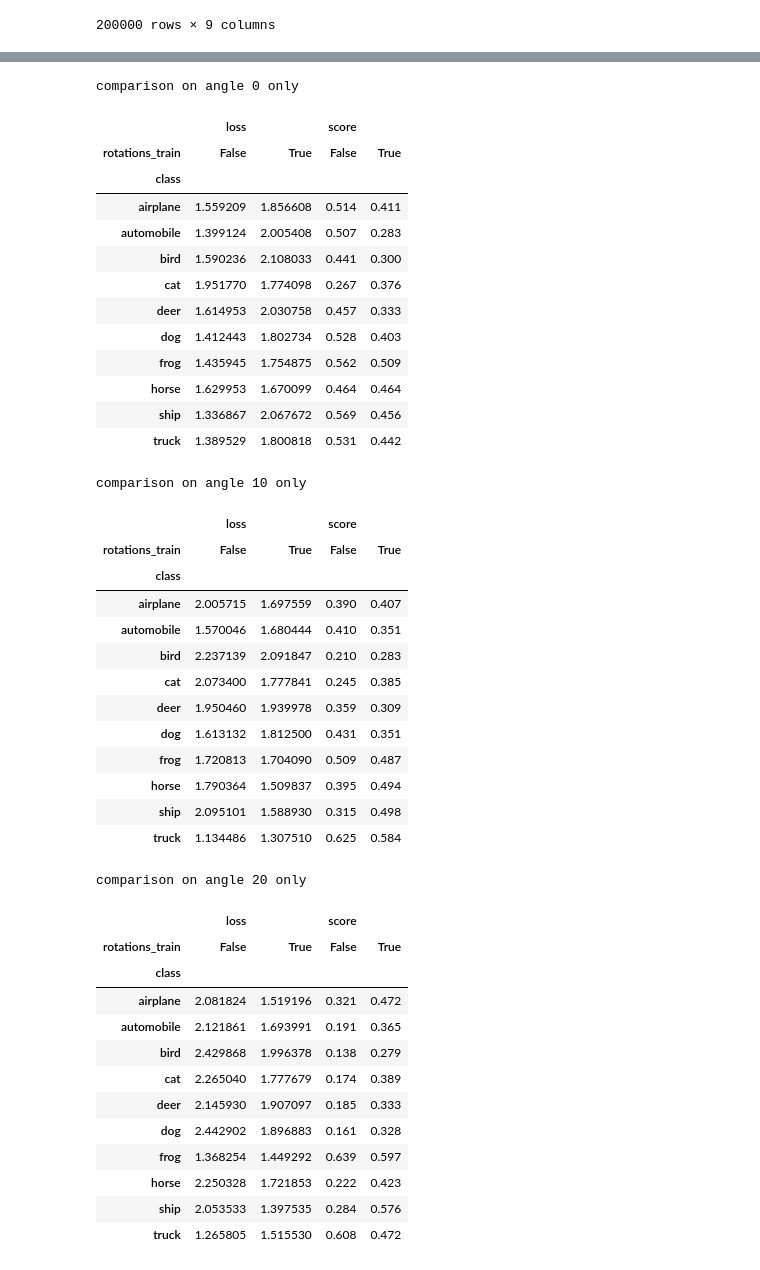
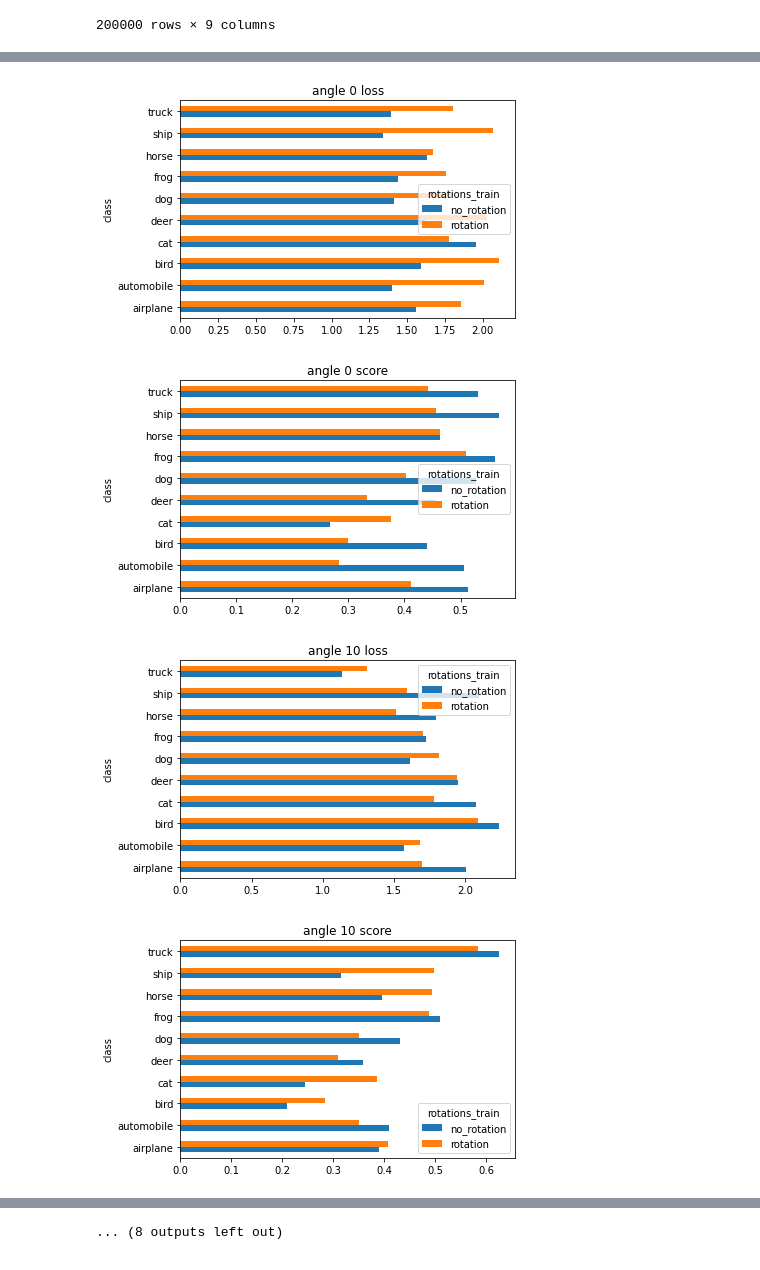
Before and after one commit to Anitaliky/AdvancedDeepLearning, a Jupyter notebook: eval.ipynb, the cells around one changed output, grey strips where cells are left out. Saved outputs shown, nothing was run; the diff lists cells and outputs as text; code cells hidden in the pictures.

```diff
--- a/eval.ipynb
+++ b/eval.ipynb
@@ -149,5 +139,16 @@ log.pivot_table(values=['loss', 'score'], index='class', columns='rotations_trai
 # %%
 for angle in angles:
-    print(f'comparison on angle {angle} only')
-    display(pd.pivot_table(log[log['angle'] == angle], values=['loss', 'score'], index='class', columns='rotations_train'))
+#     print(f'comparison on angle {angle} only')
+#     display(pd.pivot_table(log[log['angle'] == angle], values=['loss', 'score'], index='class', columns='rotations_train'))
+    angle_pivot = pd.pivot_table(log[log['angle'] == angle], values=['loss', 'score'], index='class', columns='rotations_train')
+    angle_pivot['loss'].plot(kind='barh')
+    plt.title(f'angle {angle} loss')
+    plt.show()
+    angle_pivot['score'].plot(kind='barh')
+    plt.title(f'angle {angle} score')
+    plt.show()
 # %% [output]
+[figure, added]
+[figure, added]
+[figure, added]
+[figure, added]
@@ -154,42 +163 @@ for angle in angles:
-comparison on angle 0 only
+... (8 outputs left out)
-|  | loss |  | score |  |
-| rotations_train | False | True | False | True |
-| class |  |  |  |  |
-| airplane | 1.559209 | 1.856608 | 0.514 | 0.411 |
-| automobile | 1.399124 | 2.005408 | 0.507 | 0.283 |
-| bird | 1.590236 | 2.108033 | 0.441 | 0.300 |
-| cat | 1.951770 | 1.774098 | 0.267 | 0.376 |
-| deer | 1.614953 | 2.030758 | 0.457 | 0.333 |
-| dog | 1.412443 | 1.802734 | 0.528 | 0.403 |
-| frog | 1.435945 | 1.754875 | 0.562 | 0.509 |
-| horse | 1.629953 | 1.670099 | 0.464 | 0.464 |
-| ship | 1.336867 | 2.067672 | 0.569 | 0.456 |
-| truck | 1.389529 | 1.800818 | 0.531 | 0.442 |
-comparison on angle 10 only
-|  | loss |  | score |  |
-| rotations_train | False | True | False | True |
-| class |  |  |  |  |
-| airplane | 2.005715 | 1.697559 | 0.390 | 0.407 |
-| automobile | 1.570046 | 1.680444 | 0.410 | 0.351 |
-| bird | 2.237139 | 2.091847 | 0.210 | 0.283 |
-| cat | 2.073400 | 1.777841 | 0.245 | 0.385 |
-| deer | 1.950460 | 1.939978 | 0.359 | 0.309 |
-| dog | 1.613132 | 1.812500 | 0.431 | 0.351 |
-| frog | 1.720813 | 1.704090 | 0.509 | 0.487 |
-| horse | 1.790364 | 1.509837 | 0.395 | 0.494 |
-| ship | 2.095101 | 1.588930 | 0.315 | 0.498 |
-| truck | 1.134486 | 1.307510 | 0.625 | 0.584 |
-comparison on angle 20 only
-|  | loss |  | score |  |
-| rotations_train | False | True | False | True |
-| class |  |  |  |  |
-| airplane | 2.081824 | 1.519196 | 0.321 | 0.472 |
-| automobile | 2.121861 | 1.693991 | 0.191 | 0.365 |
-| bird | 2.429868 | 1.996378 | 0.138 | 0.279 |
-| cat | 2.265040 | 1.777679 | 0.174 | 0.389 |
-| deer | 2.145930 | 1.907097 | 0.185 | 0.333 |
-| dog | 2.442902 | 1.896883 | 0.161 | 0.328 |
-| frog | 1.368254 | 1.449292 | 0.639 | 0.597 |
-| horse | 2.250328 | 1.721853 | 0.222 | 0.423 |
-| ship | 2.053533 | 1.397535 | 0.284 | 0.576 |
-| truck | 1.265805 | 1.515530 | 0.608 | 0.472 |
```
Also changed, not shown: parts of 5 cells of this notebook, 1 other file.
